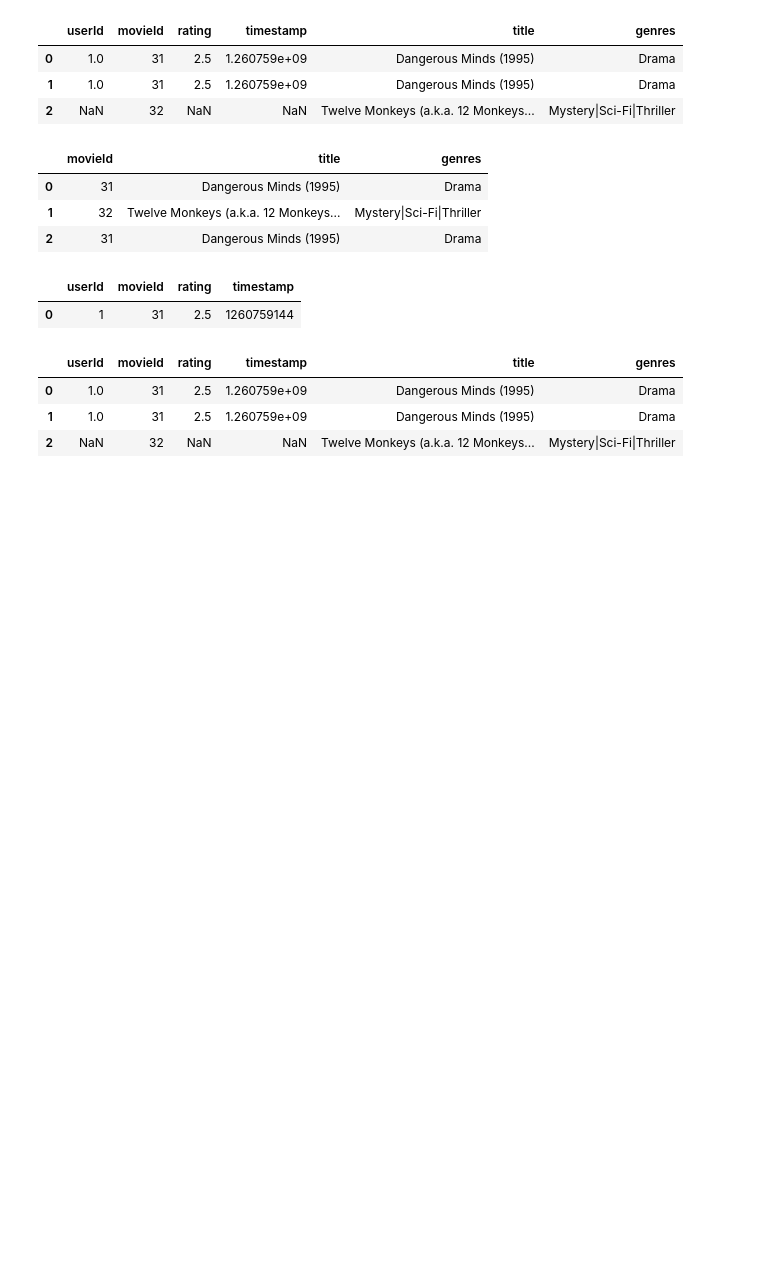
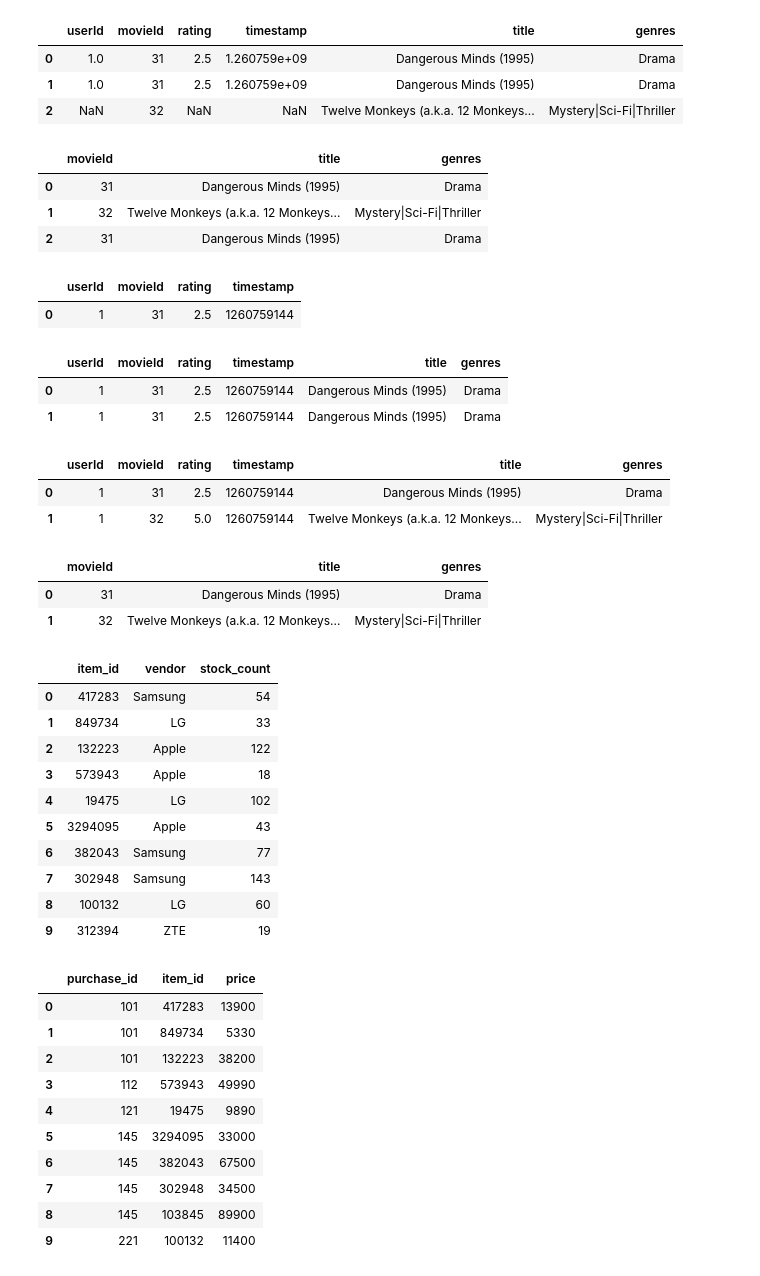
Before and after one commit to TheGodFathers/Skill_Factory_DST_PRO, a Jupyter notebook: Python 5-8/Untitled.ipynb, the cells around one changed output. Saved outputs shown, nothing was run; the diff lists cells and outputs as text; code cells hidden in the pictures; blank space fills up the shorter version.

```diff
--- a/Python 5-8/Untitled.ipynb
+++ b/Python 5-8/Untitled.ipynb
@@ -89,10 +89,24 @@ ratings
 # %% [output]
 |  | userId | movieId | rating | timestamp |
 | 0 | 1 | 31 | 2.5 | 1260759144 |
-# %%
-joined_ex
-# %% [output]
-|  | userId | movieId | rating | timestamp | title | genres |
-| 0 | 1.0 | 31 | 2.5 | 1.260759e+09 | Dangerous Minds (1995) | Drama |
-| 1 | 1.0 | 31 | 2.5 | 1.260759e+09 | Dangerous Minds (1995) | Drama |
-| 2 | NaN | 32 | NaN | NaN | Twelve Monkeys (a.k.a. 12 Monkeys... | Mystery|Sci-Fi|Thriller |
+# %%
+joined_ex = ratings.merge(movies, on = 'movieId',how = 'inner')
+joined_ex
+# %% [output]
+|  | userId | movieId | rating | timestamp | title | genres |
+| 0 | 1 | 31 | 2.5 | 1260759144 | Dangerous Minds (1995) | Drama |
+| 1 | 1 | 31 | 2.5 | 1260759144 | Dangerous Minds (1995) | Drama |
+# %%
+ratings.merge(movies, on = 'movieId',how = 'right')
+# %% [output]
+|  | userId | movieId | rating | timestamp | title | genres |
+| 0 | 1 | 31 | 2.5 | 1260759144 | Dangerous Minds (1995) | Drama |
+| 1 | 1 | 32 | 5.0 | 1260759144 | Twelve Monkeys (a.k.a. 12 Monkeys... | Mystery|Sci-Fi|Thriller |
+# %%
+
+movies.drop_duplicates(subset = 'movieId', keep = 'first', inplace = True )
+movies
+# %% [output]
+|  | movieId | title | genres |
+| 0 | 31 | Dangerous Minds (1995) | Drama |
+| 1 | 32 | Twelve Monkeys (a.k.a. 12 Monkeys... | Mystery|Sci-Fi|Thriller |
@@ -98,0 +136,27 @@ joined_ex
+# %%
+display(items_df)
+
+purchase_df
+# %% [output]
+|  | item_id | vendor | stock_count |
+| 0 | 417283 | Samsung | 54 |
+| 1 | 849734 | LG | 33 |
+| 2 | 132223 | Apple | 122 |
+| 3 | 573943 | Apple | 18 |
+| 4 | 19475 | LG | 102 |
+| 5 | 3294095 | Apple | 43 |
+| 6 | 382043 | Samsung | 77 |
+| 7 | 302948 | Samsung | 143 |
+| 8 | 100132 | LG | 60 |
+| 9 | 312394 | ZTE | 19 |
+|  | purchase_id | item_id | price |
+| 0 | 101 | 417283 | 13900 |
+| 1 | 101 | 849734 | 5330 |
+| 2 | 101 | 132223 | 38200 |
+| 3 | 112 | 573943 | 49990 |
+| 4 | 121 | 19475 | 9890 |
+| 5 | 145 | 3294095 | 33000 |
+| 6 | 145 | 382043 | 67500 |
+| 7 | 145 | 302948 | 34500 |
+| 8 | 145 | 103845 | 89900 |
+| 9 | 221 | 100132 | 11400 |
```
Also changed, not shown: parts of 7 cells of this notebook.
